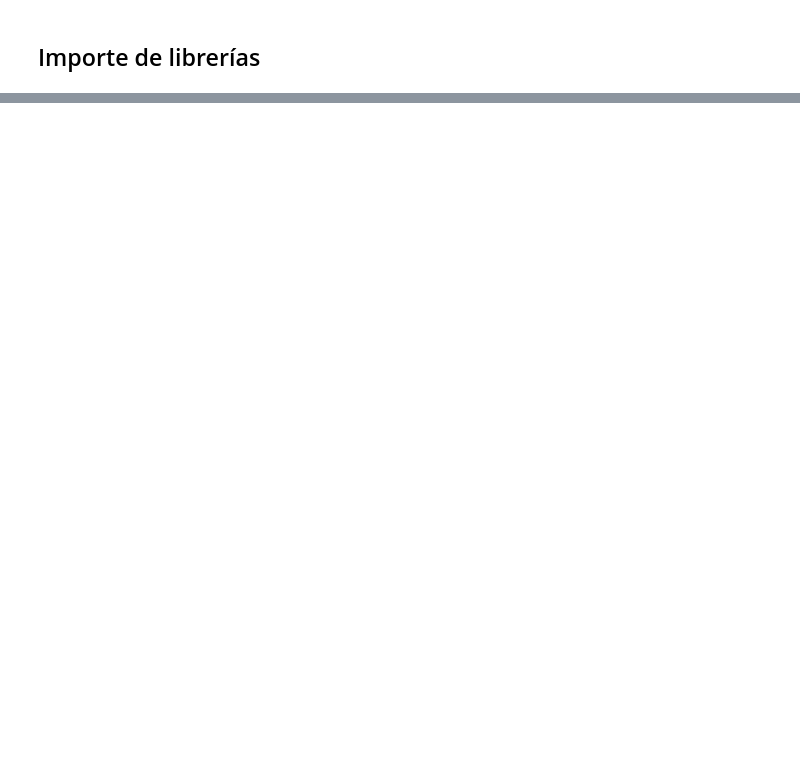
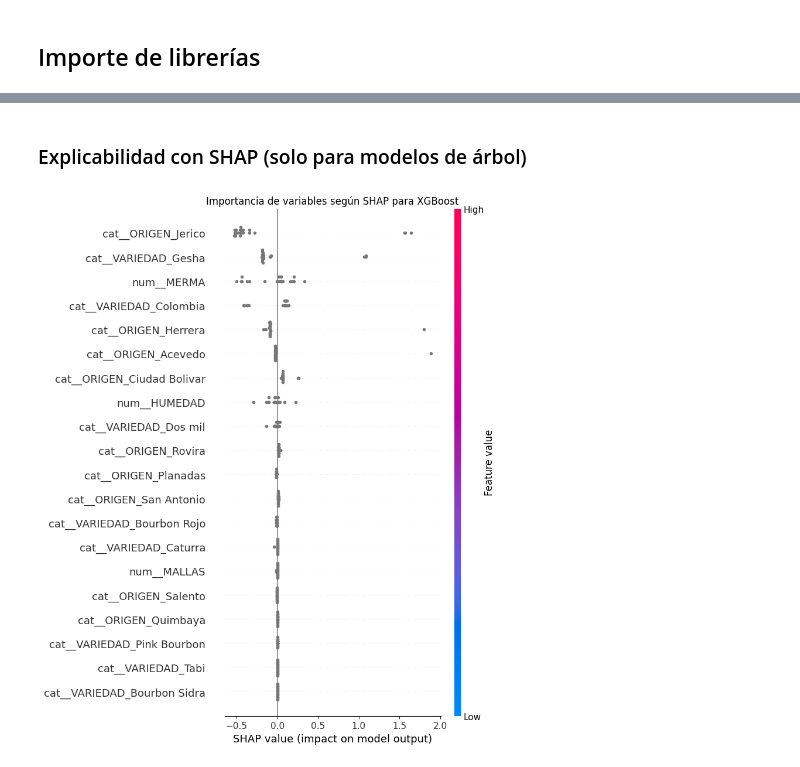
Before and after one commit to Jmurielm/Analisis-de-calidad-de-cafe, a Jupyter notebook: Notebook_Café.ipynb, the cells around one changed output, grey strips where cells are left out. Cells and saved outputs as stored; diff of their text form; code cells hidden in the pictures; blank space fills up the shorter version.

```diff
--- a/Notebook_Café.ipynb
+++ b/Notebook_Café.ipynb
@@ -85,0 +396,16 @@ memory usage: 8.4+ KB
+# %%
+# Se agregan las columnas 'VARIEDAD' y 'MERMA' al DataFrame df_cc
+df_var_lote = df_cc.merge(df_tt_resumen_lote,
+                    on='LOTE', how='left', suffixes=('', '_')
+                    )[['LOTE', 'DENOMINACION', 'ORIGEN',  'VARIEDAD', 'MERMA']]
+
+df_var_origen = df_cc.merge(df_tt_resumen_origen,
+                    on='DENOMINACION', how='left', suffixes=('', '_')
+                    )[['LOTE', 'DENOMINACION', 'ORIGEN', 'VARIEDAD', 'MERMA']]
+
+# Se rellena los valores nulos de 'ORIGEN', 'VARIEDAD' y 'MERMA' con los valores de df_tt_resumen_origen
+df_cc['ORIGEN'] = df_var_lote['ORIGEN'].fillna(df_var_origen['ORIGEN'])
+df_cc['VARIEDAD'] = df_var_lote['VARIEDAD'].fillna(df_var_origen['VARIEDAD'])
+df_cc['MERMA'] = df_var_lote['MERMA'].fillna(df_var_origen['MERMA'])
+
+df_cc.head(3)
@@ -85,0 +421,7 @@ memory usage: 8.4+ KB
+# %%
+# Set de datos final
+model_columns = ['ORIGEN', 'VARIEDAD', 'HUMEDAD', 'MALLAS', 'MERMA', 'PUNTAJE']
+
+dataset = df_cc[model_columns].copy()
+
+dataset.head(3)
@@ -85,0 +532,9 @@ memory usage: 8.4+ KB
+# %%
+# (III) Elección del mejor modelo
+print('Resultados de los modelos:')
+for nombre, res in resultados.items():
+    print(f"{nombre}: RMSE={res['rmse_test']:.3f}, MAE={res['mae_test']:.3f}, R2={res['r2_test']:.3f}")
+
+mejor_modelo_nombre = min(resultados, key=lambda k: resultados[k]['rmse_test'])
+mejor_modelo = resultados[mejor_modelo_nombre]['modelo']
+print(f"\nMejor modelo: {mejor_modelo_nombre}")
@@ -85,0 +549,17 @@ memory usage: 8.4+ KB
+# %% [markdown]
+### Explicabilidad con SHAP (solo para modelos de árbol)
+# %%
+# (IV) Explicabilidad con SHAP (solo para modelos de árbol)
+if mejor_modelo_nombre in ['RandomForest', 'XGBoost']:
+    # Extraer el modelo y los datos procesados
+    X_test_proc = preprocessor.transform(X_test)
+    explainer = shap.Explainer(mejor_modelo.named_steps['reg'])
+    shap_values = explainer(X_test_proc)
+    plt.figure(figsize=(10,6))
+    shap.summary_plot(shap_values, X_test_proc, feature_names=preprocessor.get_feature_names_out(), show=False)
+    plt.title(f"Importancia de variables según SHAP para {mejor_modelo_nombre}")
+    plt.show()
+else:
+    print("Explicabilidad SHAP solo implementada para modelos de árbol.")
+# %% [output]
+[figure, added]
```
Also changed, not shown: parts of 58 cells of this notebook.
